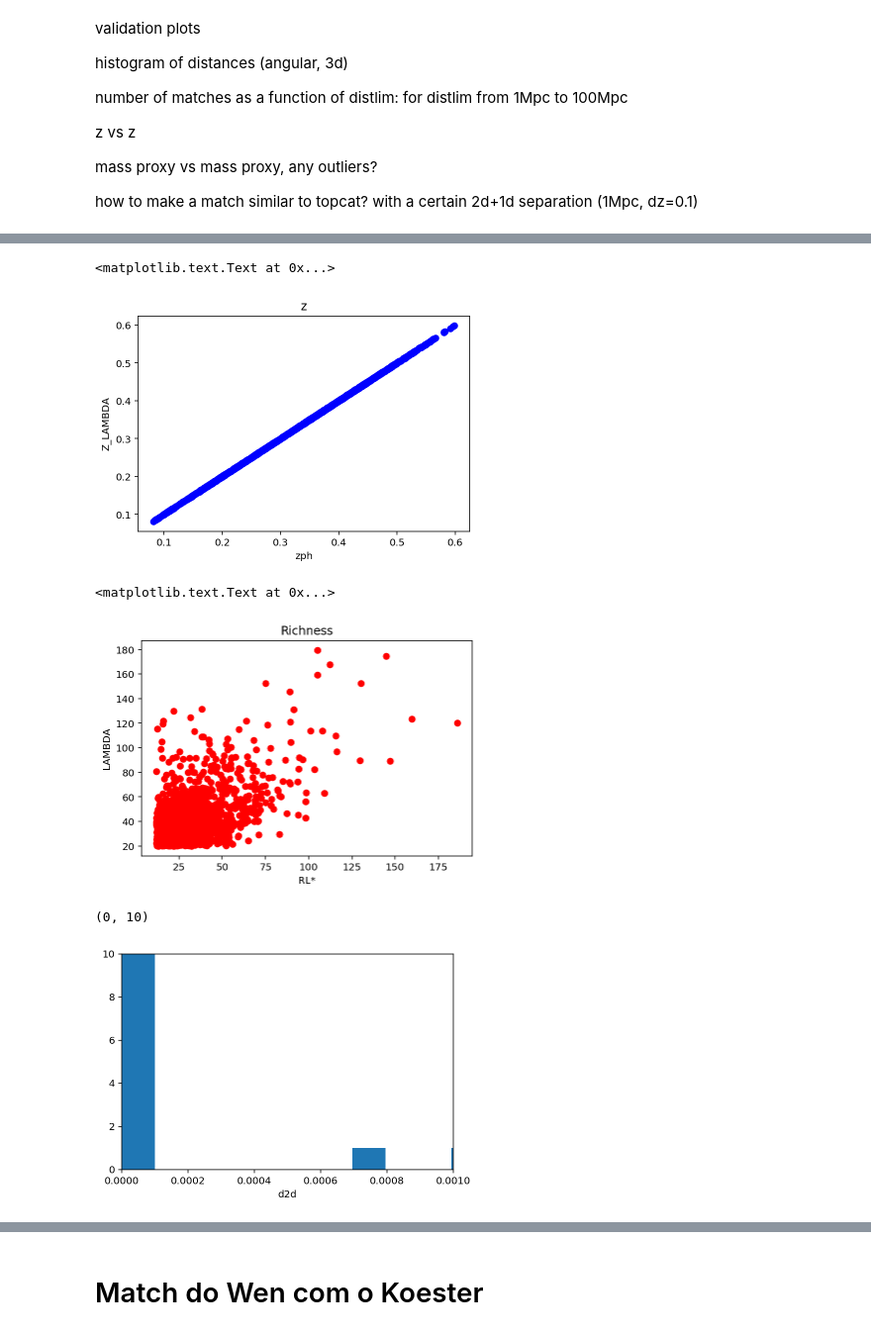
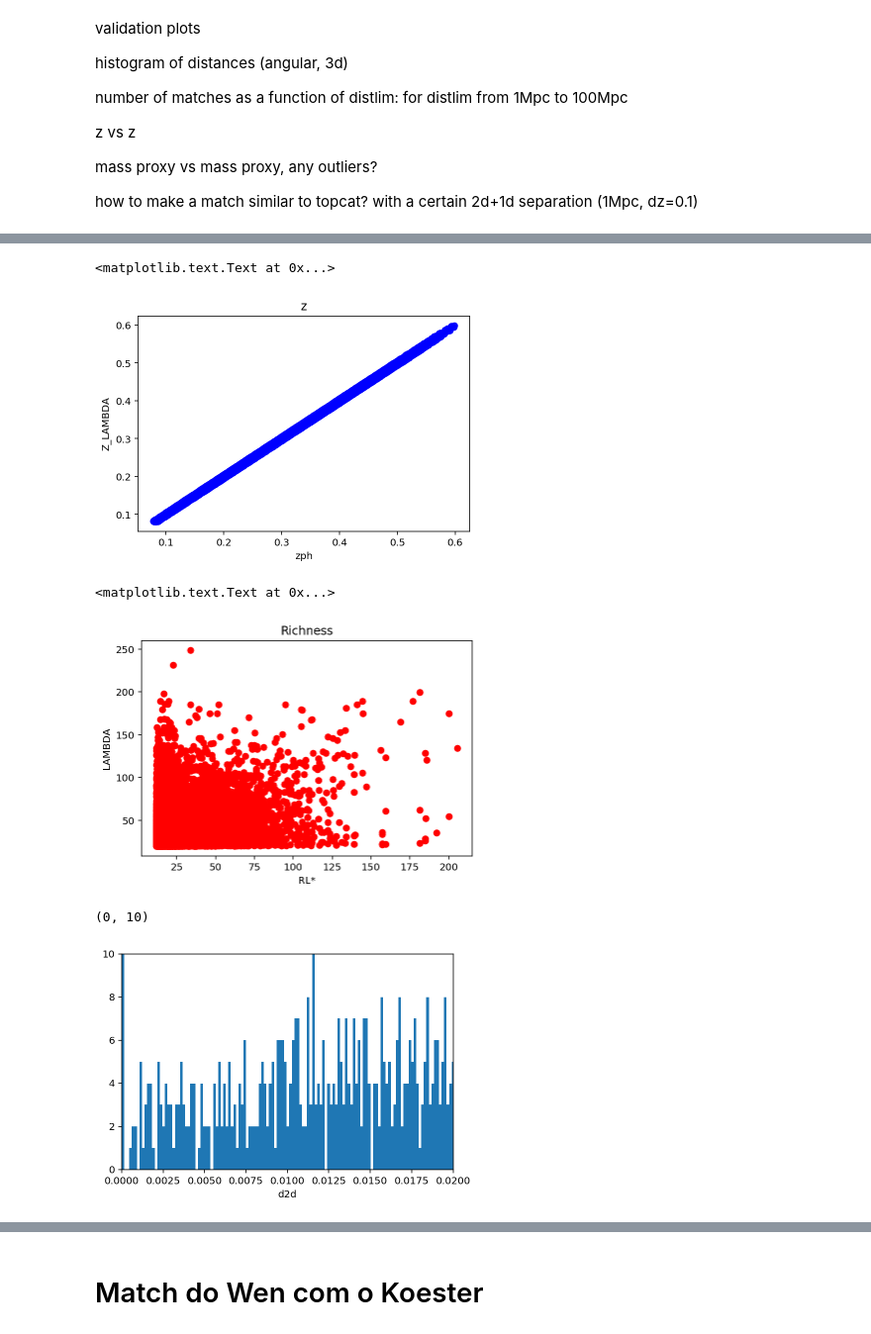
Before and after one commit to clusteron/comparison, a Jupyter notebook: Matches.ipynb, the cells around one changed output, grey strips where cells are left out. Shown at 99% size. Drawn from its saved outputs; the diff is of its cells as text; code cells hidden in the pictures.

```diff
--- a/Matches.ipynb
+++ b/Matches.ipynb
@@ -118,6 +118,6 @@ plt.title('Distlim')
 # %%
 print 'Objects around to catalog 3d'
-idxc_w, idxc_r, d2d, d3d = c_r.search_around_3d(c_w, 4000*u.kpc)
+idxc_w, idxc_r, d2d, d3d = c_r.search_around_3d(c_w, 20000*u.kpc)
 print 'Números de objetos do wen =',len(idxc_w)
 print 'Números de objetos do rykoff =',len(idxc_r)
 # %% [output]
@@ -162,28 +164,28 @@ plt.ylabel('Z_LAMBDA')
 plt.title('z')
 # %% [output]
 <matplotlib.text.Text at 0x...>
-[figure, old version]
+[figure, new version]
 # %%
 # Plor rich vs rich
-zw = iw['RL*']
-zr = ir['LAMBDA']
+rw = iw['RL*']
+rr = ir['LAMBDA']
 fig = plt.figure(1)
 ax = fig.add_subplot(111)
-plt. plot(zw,zr, 'ro')
+plt. plot(rw,rr, 'ro')
 plt.xlabel('RL*')
 plt.ylabel('LAMBDA')
 plt.title('Richness')
 # %% [output]
 <matplotlib.text.Text at 0x...>
-[figure, old version]
+[figure, new version]
 # %%
-plt.hist(d2d, bins=5000)
+plt.hist(d2d, bins=20000)
 plt.xlabel('d2d')
-plt.xlim(0,0.001)
+plt.xlim(0,0.02)
 plt.ylim(0,10)
 # %% [output]
 (0, 10)
-[figure, old version]
+[figure, new version]
 # %%
 print len(np.unique(idxc_w))
 print len(np.unique(idxc_r))
```
Also changed, not shown: parts of 52 cells of this notebook.
